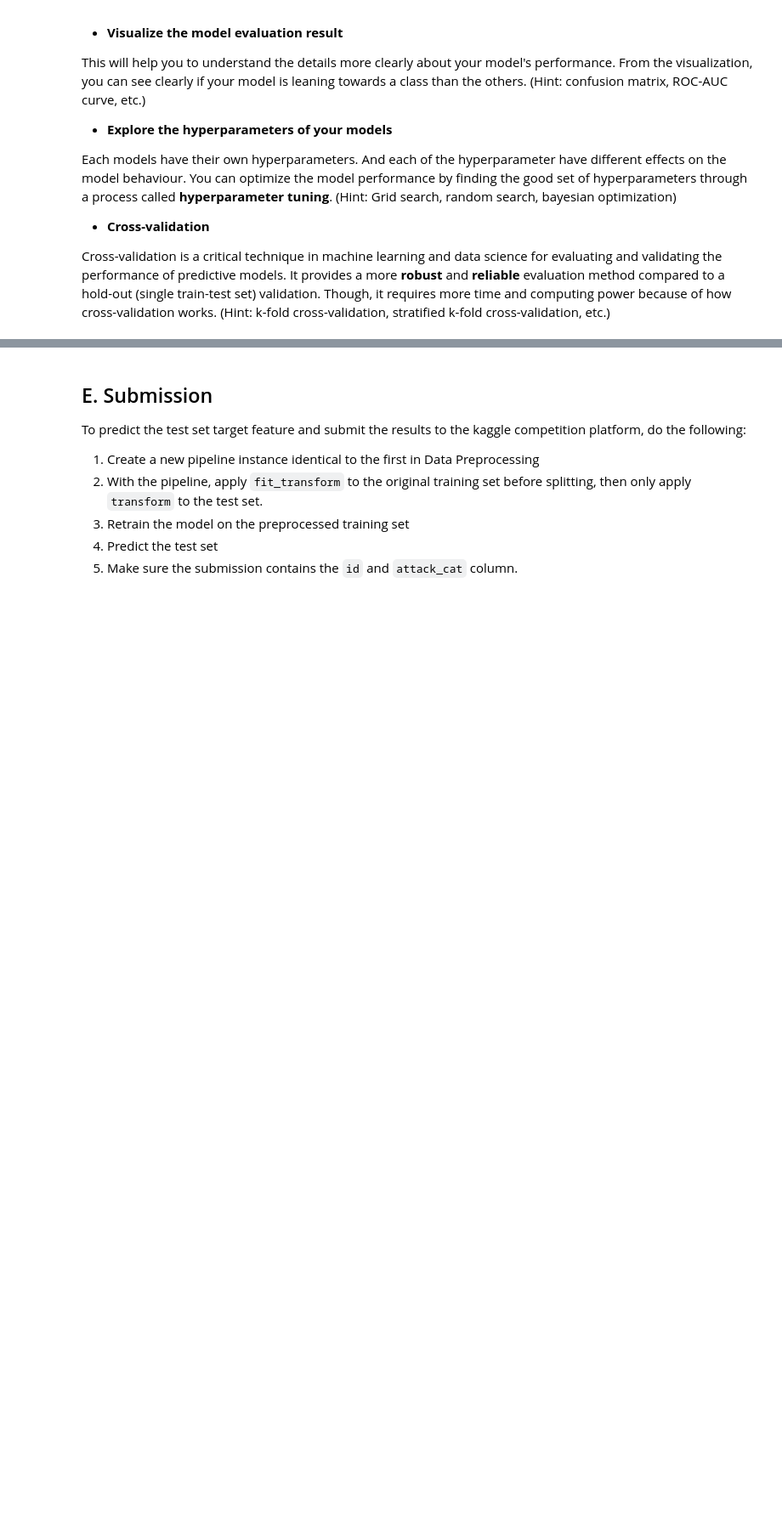
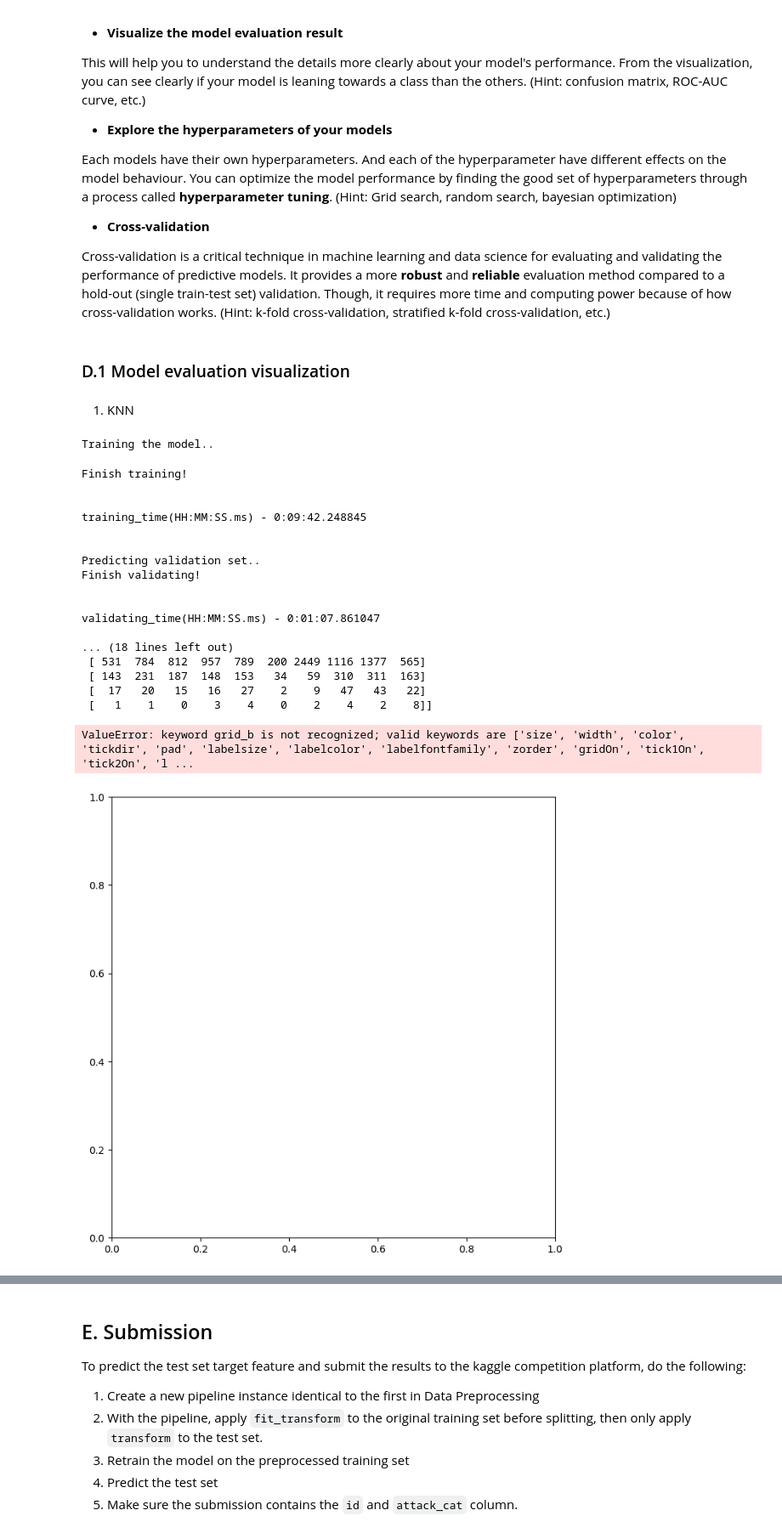
Before and after one commit to shulhajws/Tubes2AI, a Jupyter notebook: IF3170 Artificial Intelligence _ Tugas Besar 2 Notebook Template.ipynb, the cells around one changed output, grey strips where cells are left out. Shown at 85% size. Cells and saved outputs as stored; diff of their text form; code cells hidden in the pictures; blank space fills up the shorter version.

Commit message:
feat : model visualization and evaluation

```diff
--- a/IF3170 Artificial Intelligence _ Tugas Besar 2 Notebook Template.ipynb
+++ b/IF3170 Artificial Intelligence _ Tugas Besar 2 Notebook Template.ipynb
@@ -1190,2 +1211,22 @@ Modelling is the process of building your own machine learning models to solve s
+# %%
+# KNN pipeline
+knn_pipeline = ImbPipeline(steps=[
+    ('preprocessor', transformer),
+    ('smote', SMOTE(random_state=42)),
+    ('classifier', KNeighborsClassifier())
+])
+
+id3_pipeline = ImbPipeline(steps=[
+    ('preprocessor', transformer),
+    ('smote', SMOTE(random_state=42)),
+    ('classifier', DecisionTreeClassifier(random_state=42))
+])
+
+# Naive Bayes pipeline
+nb_pipeline = ImbPipeline(steps=[
+    ('preprocessor', transformer),
+    ('smote', SMOTE(random_state=42)),
+    ('classifier', GaussianNB())
+])
 # %% [markdown]
 ## B. Naive Bayes
@@ -1213,0 +1253,2 @@ Cross-validation is a critical technique in machine learning and data science fo
+# %% [markdown]
+### D.1 Model evaluation visualization
@@ -1213,0 +1360,53 @@ Cross-validation is a critical technique in machine learning and data science fo
+# %% [markdown]
+1. KNN
+# %%
+# knn_params = {'classifier__n_neighbors':[3,5], 'classifier__weights': ['uniform','distance']}
+# knn_pipeline = ImbPipeline([
+#     ('preprocessor', preprocessing_pipeline),
+#     ('classifier', KNeighborsClassifier())
+# ])
+# knn_grid = GridSearchCV(knn_pipeline, param_grid=knn_params, n_jobs=-1, verbose=1)
+# knn_grid_results = run_model(knn_grid, x_train, y_train, x_val, y_val,class_labels='')
+# display_grid_search(knn_grid_results['model'])
+
+knn_params = {'classifier__n_neighbors': [3, 5], 'classifier__weights': ['uniform', 'distance']}
+
+# knn_pipeline = ImbPipeline([
+#     ('preprocessor', preprocessing_pipeline),
+#     ('classifier', KNeighborsClassifier())
+# ])
+
+knn_grid = GridSearchCV(
+    estimator=knn_pipeline,
+    param_grid=knn_params,
+    cv=3,  # 3-fold cross-validation
+    scoring='f1_macro',  # Scoring metric
+    n_jobs=-1  # Use all available cores
+)
+
+# Run the model
+knn_grid_results = run_model(knn_grid, x_train, y_train, x_val, y_val, class_labels=['attack_cat'])
+
+# Display the GridSearch results
+display_grid_search(knn_grid_results['model'])
+# %% [output]
+Training the model..
+Finish training!
+
+
+training_time(HH:MM:SS.ms) - 0:09:42.248845
+
+
+Predicting validation set..
+Finish validating!
+
+
+validating_time(HH:MM:SS.ms) - 0:01:07.861047
+
+... (18 lines left out)
+ [ 531  784  812  957  789  200 2449 1116 1377  565]
+ [ 143  231  187  148  153   34   59  310  311  163]
+ [  17   20   15   16   27    2    9   47   43   22]
+ [   1    1    0    3    4    0    2    4    2    8]]
+ValueError: keyword grid_b is not recognized; valid keywords are ['size', 'width', 'color', 'tickdir', 'pad', 'labelsize', 'labelcolor', 'labelfontfamily', 'zorder', 'gridOn', 'tick1On', 'tick2On', 'l ...
+[figure, added]
```
Also changed, not shown: parts of 23 cells of this notebook, 1 other file.
